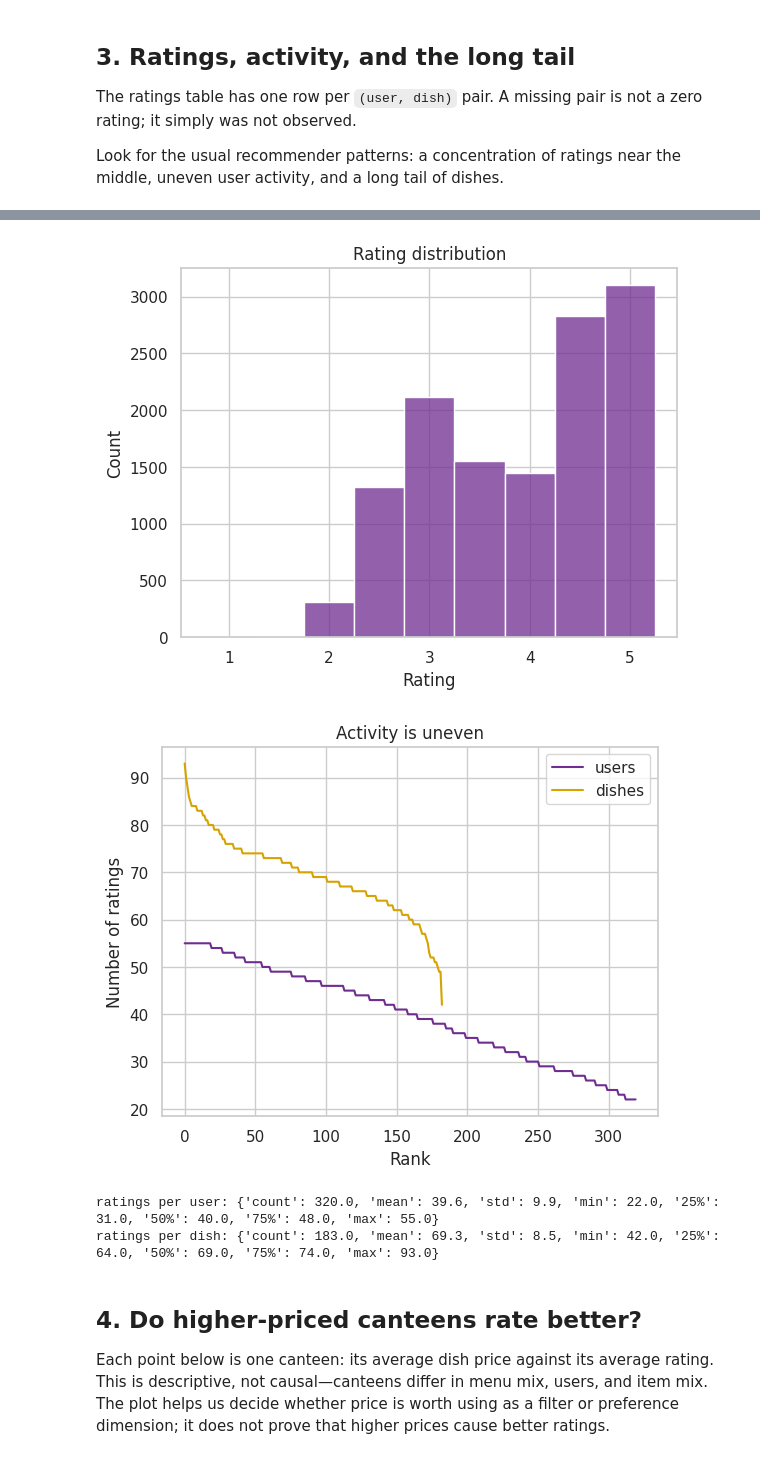
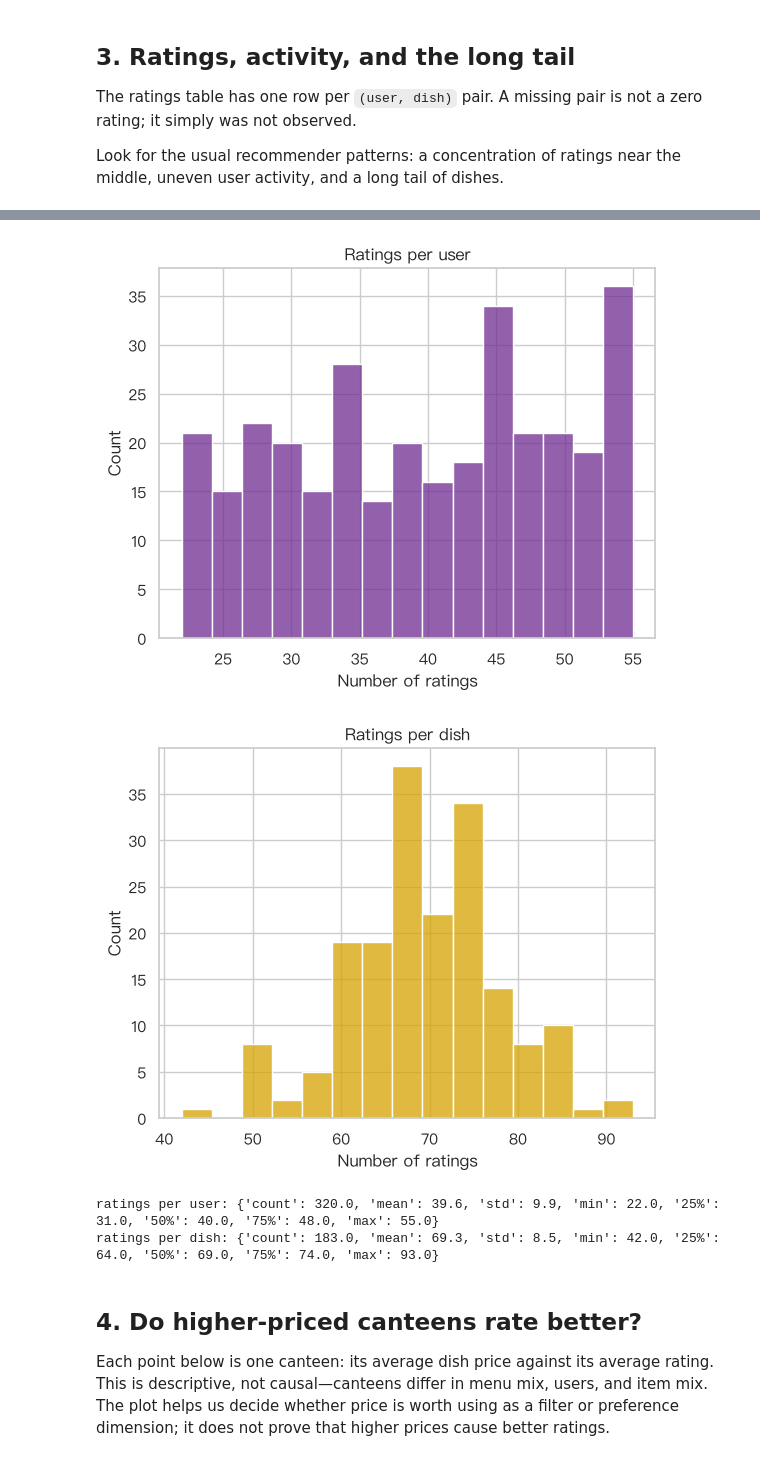
Before and after one commit to statmlben/CUHK-STAT3009, a Jupyter notebook: nb/STAT3009_Canteen_EDA_MF.ipynb, the cells around one changed output, grey strips where cells are left out. Drawn from its saved outputs; the diff is of its cells as text; code cells hidden in the pictures.

```diff
--- a/nb/STAT3009_Canteen_EDA_MF.ipynb
+++ b/nb/STAT3009_Canteen_EDA_MF.ipynb
@@ -149,34 +145,25 @@ Look for the usual recommender patterns: a concentration of ratings near the mid
 - This uneven evidence matters for MF: biases and factors for sparse users/items are less reliable, and cold-start cases need a fallback. It is also why CV folds should mix users and groups rather than taking consecutive rows.
 # %%
-# Demo: where do the ratings concentrate?
-# RMSE can look good near the mean even when ranking is poor.
-sns.histplot(
-    data=ratings, x='rating', bins=np.arange(0.75, 5.3, 0.5), color='#6f2c91'
-)
-plt.title('Rating distribution')
-plt.xlabel('Rating')
+# Demo: how many ratings does each user receive?
+# A wide spread means some users are better observed than others.
+user_activity = ratings.groupby('user_id').size()
+sns.histplot(user_activity, bins=15, color='#6f2c91')
+plt.title('Ratings per user')
+plt.xlabel('Number of ratings')
 plt.show()
 
-# Demo: user and dish activity form a long tail.
-# Sparse users/items get less reliable factors; this motivates regularization
-# and a fallback for cold-start cases.
-user_activity = ratings.groupby('user_id').size().sort_values(ascending=False)
-dish_activity = ratings.groupby('dish_id').size().sort_values(ascending=False)
-
-sns.lineplot(x=range(len(user_activity)), y=user_activity.to_numpy(),
-             label='users', color='#6f2c91')
-sns.lineplot(x=range(len(dish_activity)), y=dish_activity.to_numpy(),
-             label='dishes', color='#d6a300')
-plt.title('Activity is uneven')
-plt.xlabel('Rank')
-plt.ylabel('Number of ratings')
+# Same view for dishes: some items have much more evidence than others.
+dish_activity = ratings.groupby('dish_id').size()
+sns.histplot(dish_activity, bins=15, color='#d6a300')
+plt.title('Ratings per dish')
+plt.xlabel('Number of ratings')
 plt.show()
 
 print('ratings per user:', ratings.groupby('user_id').size().describe().round(1).to_dict())
 print('ratings per dish:', ratings.groupby('dish_id').size().describe().round(1).to_dict())
 # %% [output]
-[figure, old version]
+[figure, new version]
-[figure, old version]
+[figure, new version]
 ratings per user: {'count': 320.0, 'mean': 39.6, 'std': 9.9, 'min': 22.0, '25%': 31.0, '50%': 40.0, '75%': 48.0, 'max': 55.0}
 ratings per dish: {'count': 183.0, 'mean': 69.3, 'std': 8.5, 'min': 42.0, '25%': 64.0, '50%': 69.0, '75%': 74.0, 'max': 93.0}
 # %% [markdown]
```
Also changed, not shown: parts of 9 cells of this notebook, 2 other files.
